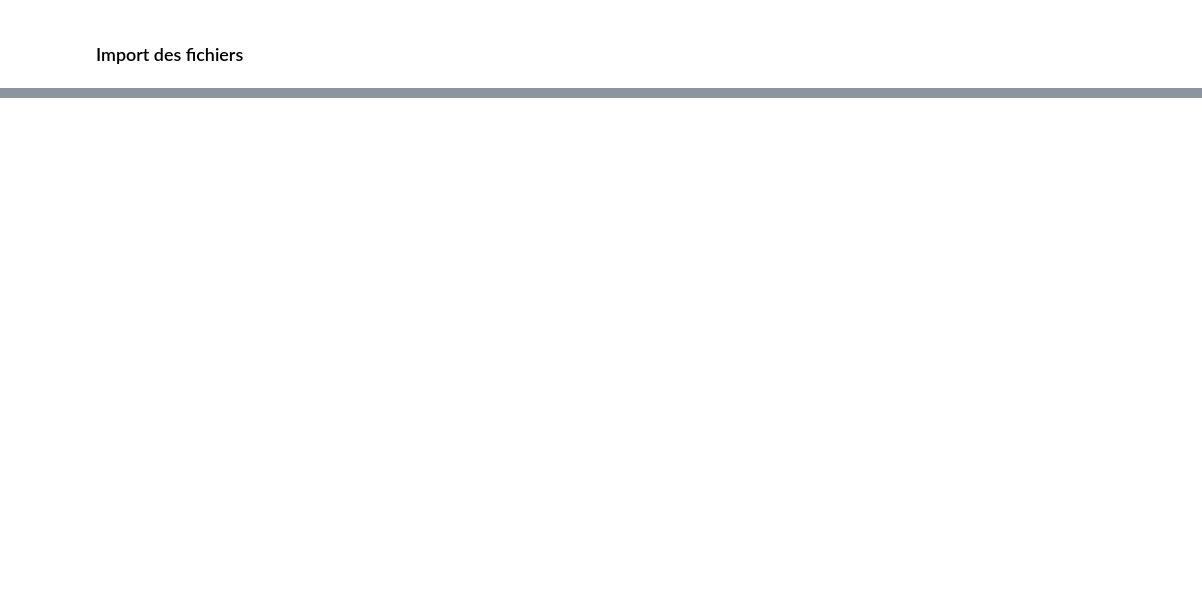
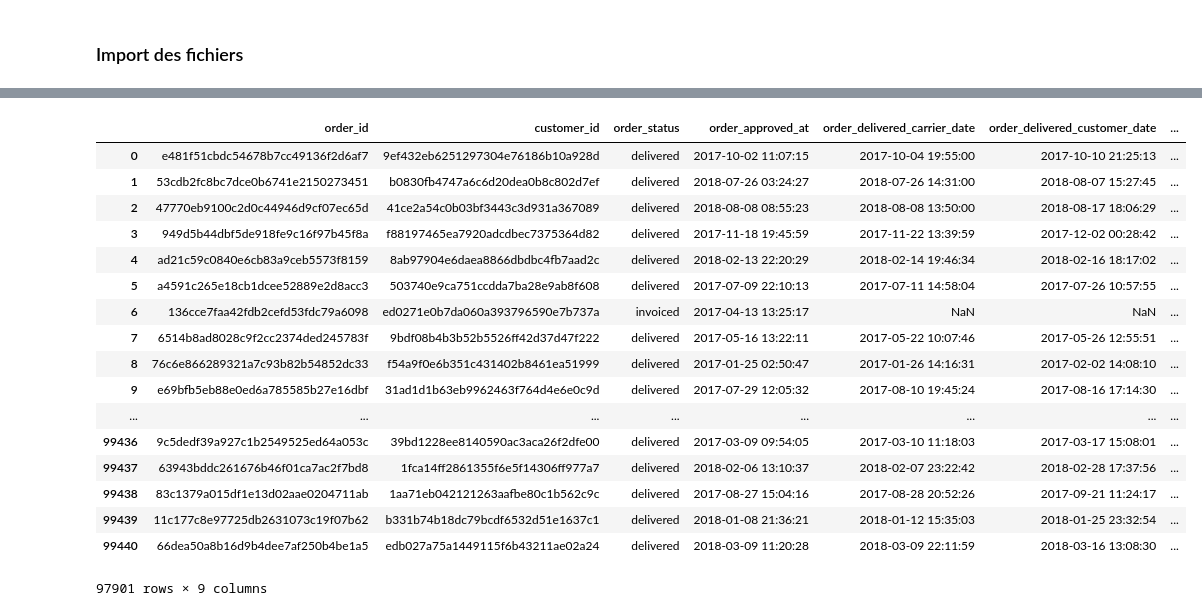
Before and after one commit to nathanclc/ttimepandas, a Jupyter notebook: T-Time Pandas.ipynb, the cells around one changed output, grey strips where cells are left out. Cells and saved outputs as stored; diff of their text form; code cells hidden in the pictures; blank space fills up the shorter version.

```diff
--- a/T-Time Pandas.ipynb
+++ b/T-Time Pandas.ipynb
@@ -69,0 +135,6 @@ order_payments_dataset.groupby("payment_type").sum()
+# %%
+approved_status = ['delivered', 'invoiced', 'shipped','approved']
+#On pourrait mettre tout le crochet à la place de "approved_status" ci-dessous, mais cette syntaxe
+#est préférable pour permettre une modification plus simple en cas de besoin
+# %%
+approved_orders = orders_dataset[orders_dataset.order_status.isin(approved_status)]
@@ -69,0 +146,3 @@ order_payments_dataset.groupby("payment_type").sum()
+# %%
+approved_orders['purchase_time']=pd.to_datetime(approved_orders.order_purchase_timestamp)
+approved_orders['approved_time'] = pd.to_datetime(approved_orders.order_approved_at)
@@ -69,0 +159,21 @@ order_payments_dataset.groupby("payment_type").sum()
+# %%
+approved_orders.drop('order_purchase_timestamp',1)
+# %% [output]
+|  | order_id | customer_id | order_status | order_approved_at | order_delivered_carrier_date | order_delivered_customer_date | ... |
+| 0 | e481f51cbdc54678b7cc49136f2d6af7 | 9ef432eb6251297304e76186b10a928d | delivered | 2017-10-02 11:07:15 | 2017-10-04 19:55:00 | 2017-10-10 21:25:13 | ... |
+| 1 | 53cdb2fc8bc7dce0b6741e2150273451 | b0830fb4747a6c6d20dea0b8c802d7ef | delivered | 2018-07-26 03:24:27 | 2018-07-26 14:31:00 | 2018-08-07 15:27:45 | ... |
+| 2 | 47770eb9100c2d0c44946d9cf07ec65d | 41ce2a54c0b03bf3443c3d931a367089 | delivered | 2018-08-08 08:55:23 | 2018-08-08 13:50:00 | 2018-08-17 18:06:29 | ... |
+| 3 | 949d5b44dbf5de918fe9c16f97b45f8a | f88197465ea7920adcdbec7375364d82 | delivered | 2017-11-18 19:45:59 | 2017-11-22 13:39:59 | 2017-12-02 00:28:42 | ... |
+| 4 | ad21c59c0840e6cb83a9ceb5573f8159 | 8ab97904e6daea8866dbdbc4fb7aad2c | delivered | 2018-02-13 22:20:29 | 2018-02-14 19:46:34 | 2018-02-16 18:17:02 | ... |
+| 5 | a4591c265e18cb1dcee52889e2d8acc3 | 503740e9ca751ccdda7ba28e9ab8f608 | delivered | 2017-07-09 22:10:13 | 2017-07-11 14:58:04 | 2017-07-26 10:57:55 | ... |
+| 6 | 136cce7faa42fdb2cefd53fdc79a6098 | ed0271e0b7da060a393796590e7b737a | invoiced | 2017-04-13 13:25:17 | NaN | NaN | ... |
+| 7 | 6514b8ad8028c9f2cc2374ded245783f | 9bdf08b4b3b52b5526ff42d37d47f222 | delivered | 2017-05-16 13:22:11 | 2017-05-22 10:07:46 | 2017-05-26 12:55:51 | ... |
+| 8 | 76c6e866289321a7c93b82b54852dc33 | f54a9f0e6b351c431402b8461ea51999 | delivered | 2017-01-25 02:50:47 | 2017-01-26 14:16:31 | 2017-02-02 14:08:10 | ... |
+| 9 | e69bfb5eb88e0ed6a785585b27e16dbf | 31ad1d1b63eb9962463f764d4e6e0c9d | delivered | 2017-07-29 12:05:32 | 2017-08-10 19:45:24 | 2017-08-16 17:14:30 | ... |
+| ... | ... | ... | ... | ... | ... | ... | ... |
+| 99436 | 9c5dedf39a927c1b2549525ed64a053c | 39bd1228ee8140590ac3aca26f2dfe00 | delivered | 2017-03-09 09:54:05 | 2017-03-10 11:18:03 | 2017-03-17 15:08:01 | ... |
+| 99437 | 63943bddc261676b46f01ca7ac2f7bd8 | 1fca14ff2861355f6e5f14306ff977a7 | delivered | 2018-02-06 13:10:37 | 2018-02-07 23:22:42 | 2018-02-28 17:37:56 | ... |
+| 99438 | 83c1379a015df1e13d02aae0204711ab | 1aa71eb042121263aafbe80c1b562c9c | delivered | 2017-08-27 15:04:16 | 2017-08-28 20:52:26 | 2017-09-21 11:24:17 | ... |
+| 99439 | 11c177c8e97725db2631073c19f07b62 | b331b74b18dc79bcdf6532d51e1637c1 | delivered | 2018-01-08 21:36:21 | 2018-01-12 15:35:03 | 2018-01-25 23:32:54 | ... |
+| 99440 | 66dea50a8b16d9b4dee7af250b4be1a5 | edb027a75a1449115f6b43211ae02a24 | delivered | 2018-03-09 11:20:28 | 2018-03-09 22:11:59 | 2018-03-16 13:08:30 | ... |
+97901 rows × 9 columns
```
Also changed, not shown: parts of 69 cells of this notebook, 1 other file.
